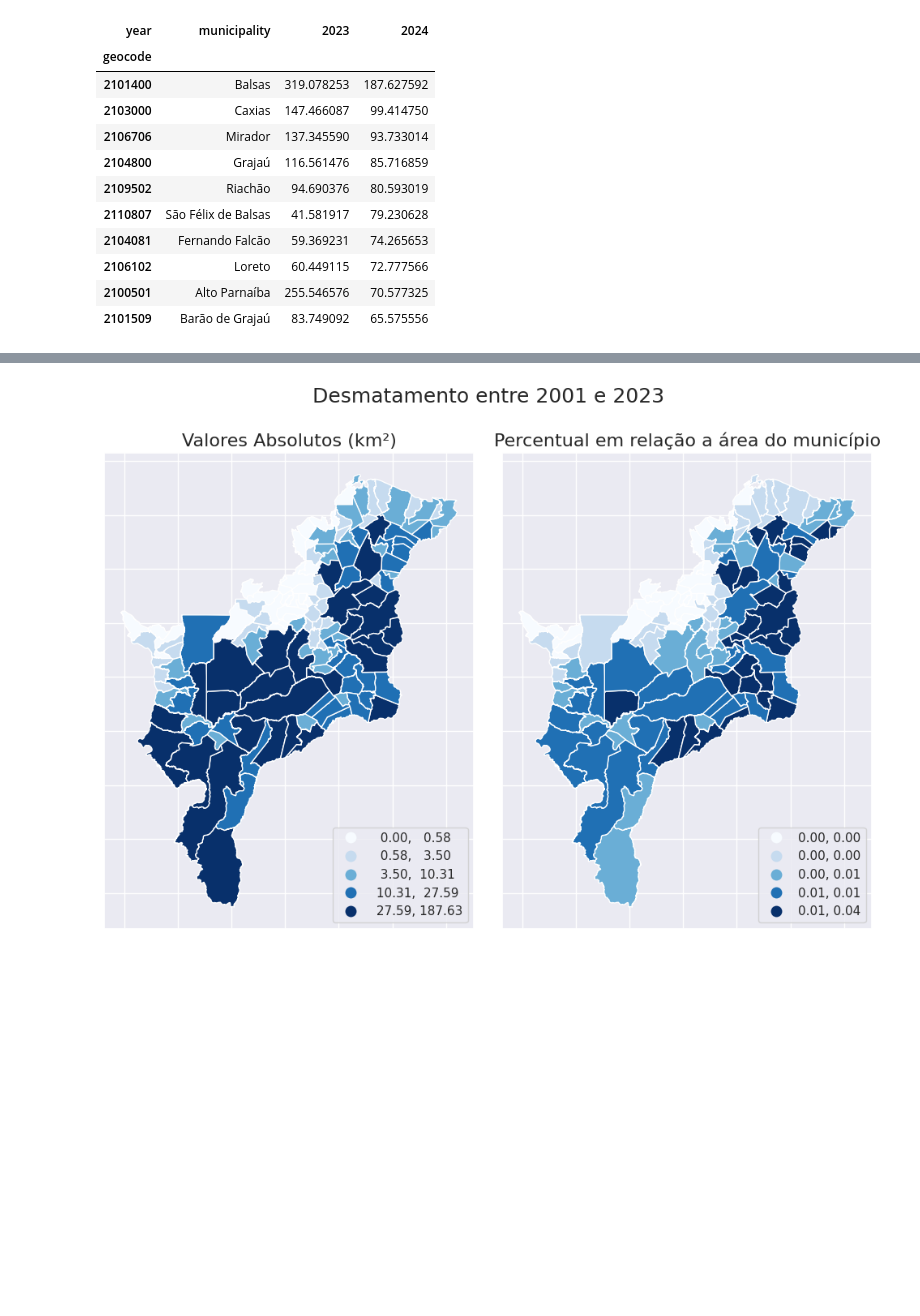
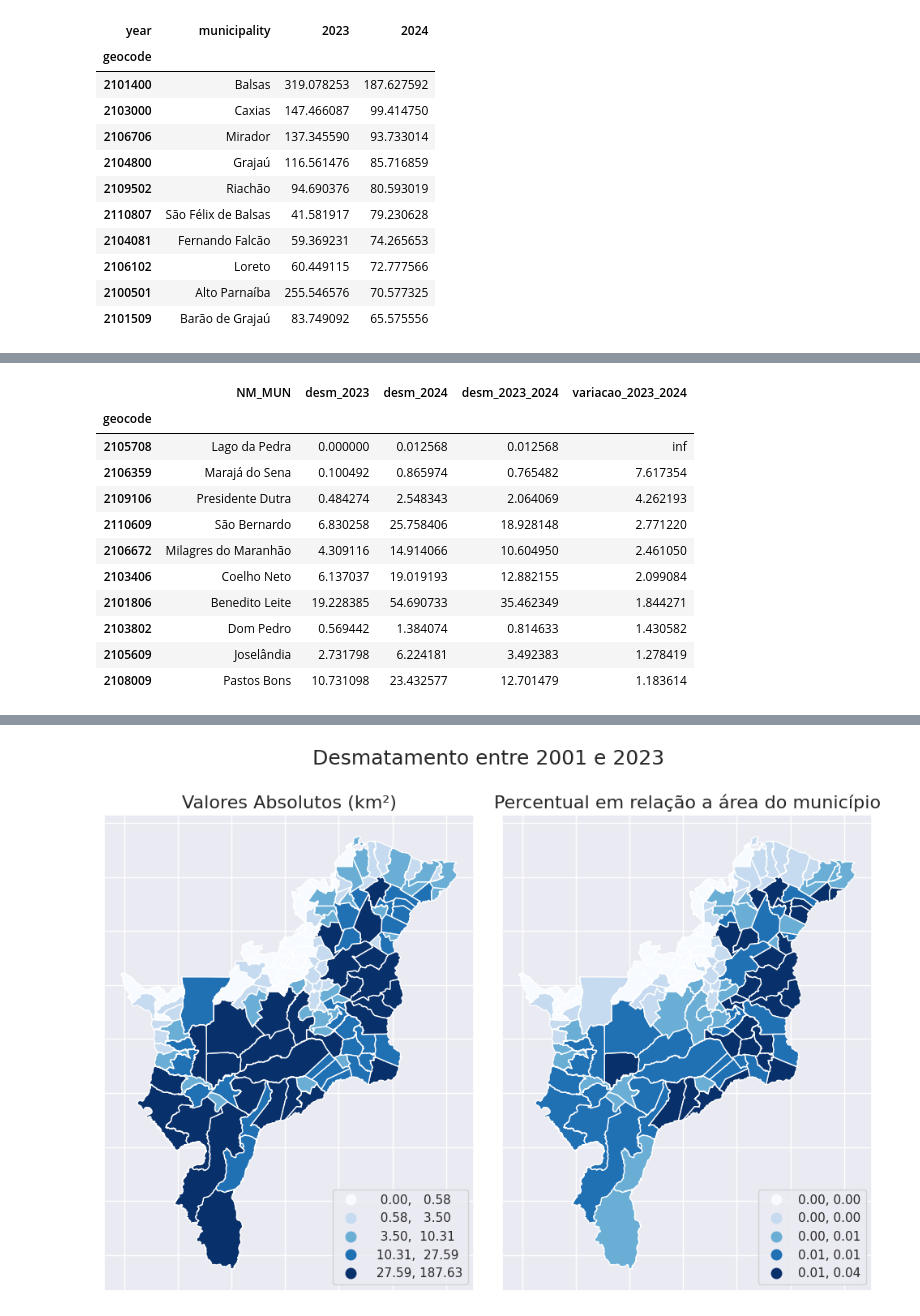
Before and after one commit to LambdaGeo/analise-cerrado-ma, a Jupyter notebook: analise_municipios_2024.ipynb, the cells around one changed output, grey strips where cells are left out. Saved outputs shown, nothing was run; the diff lists cells and outputs as text; code cells hidden in the pictures; blank space fills up the shorter version.

```diff
--- a/analise_municipios_2024.ipynb
+++ b/analise_municipios_2024.ipynb
@@ -291,3 +293,18 @@ gdf_mun_cerrado.sort_values("desm_2023_2024", ascending=False).head(10)[["NM_MUN
+# %%
+gdf_mun_cerrado.sort_values("variacao_2023_2024", ascending=False).head(10)[["NM_MUN","desm_2023","desm_2024","desm_2023_2024","variacao_2023_2024"]]
+# %% [output]
+|  | NM_MUN | desm_2023 | desm_2024 | desm_2023_2024 | variacao_2023_2024 |
+| geocode |  |  |  |  |  |
+| 2105708 | Lago da Pedra | 0.000000 | 0.012568 | 0.012568 | inf |
+| 2106359 | Marajá do Sena | 0.100492 | 0.865974 | 0.765482 | 7.617354 |
+| 2109106 | Presidente Dutra | 0.484274 | 2.548343 | 2.064069 | 4.262193 |
+| 2110609 | São Bernardo | 6.830258 | 25.758406 | 18.928148 | 2.771220 |
+| 2106672 | Milagres do Maranhão | 4.309116 | 14.914066 | 10.604950 | 2.461050 |
+| 2103406 | Coelho Neto | 6.137037 | 19.019193 | 12.882155 | 2.099084 |
+| 2101806 | Benedito Leite | 19.228385 | 54.690733 | 35.462349 | 1.844271 |
+| 2103802 | Dom Pedro | 0.569442 | 1.384074 | 0.814633 | 1.430582 |
+| 2105609 | Joselândia | 2.731798 | 6.224181 | 3.492383 | 1.278419 |
+| 2108009 | Pastos Bons | 10.731098 | 23.432577 | 12.701479 | 1.183614 |
 # %%
 gdf_mun_cerrado.sort_values("desm_2023_2024", ascending=True).head(10)
 # %% [output]
```
Also changed, not shown: parts of 2 cells of this notebook.
